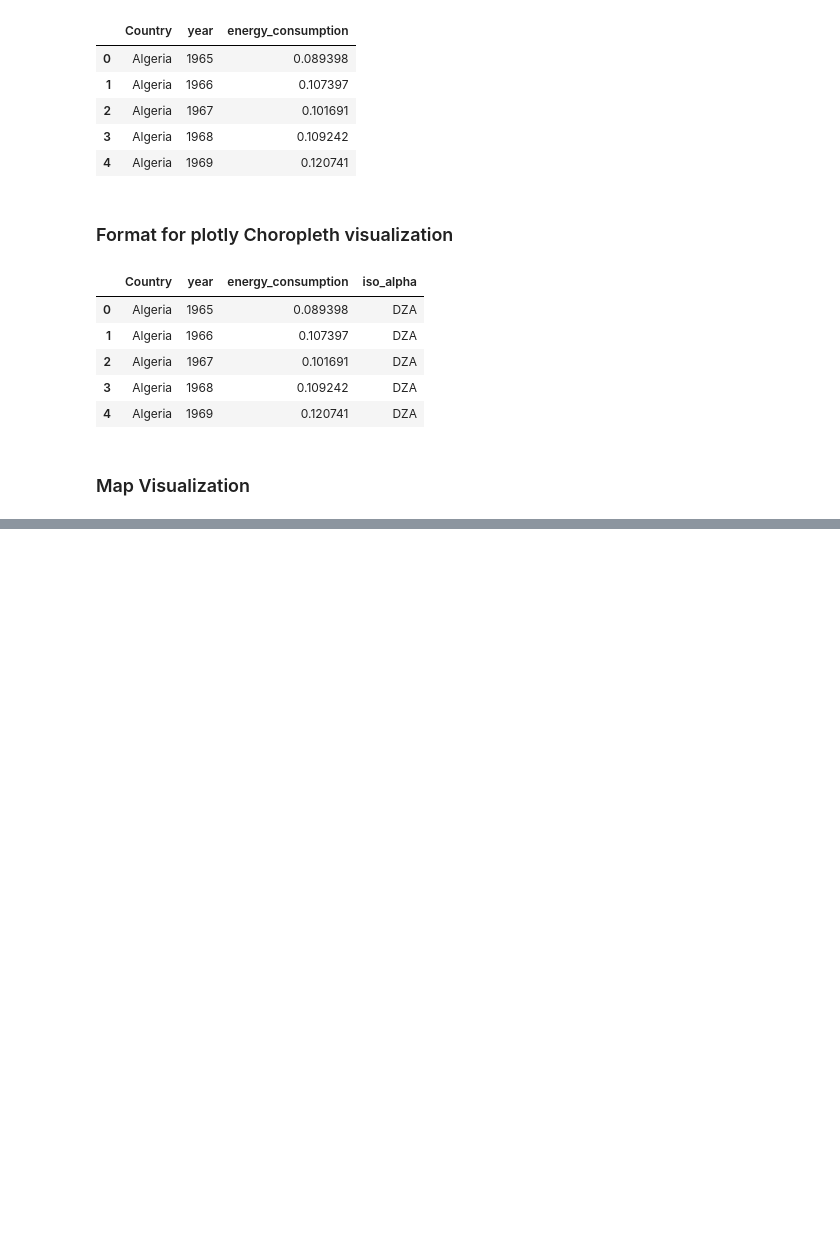
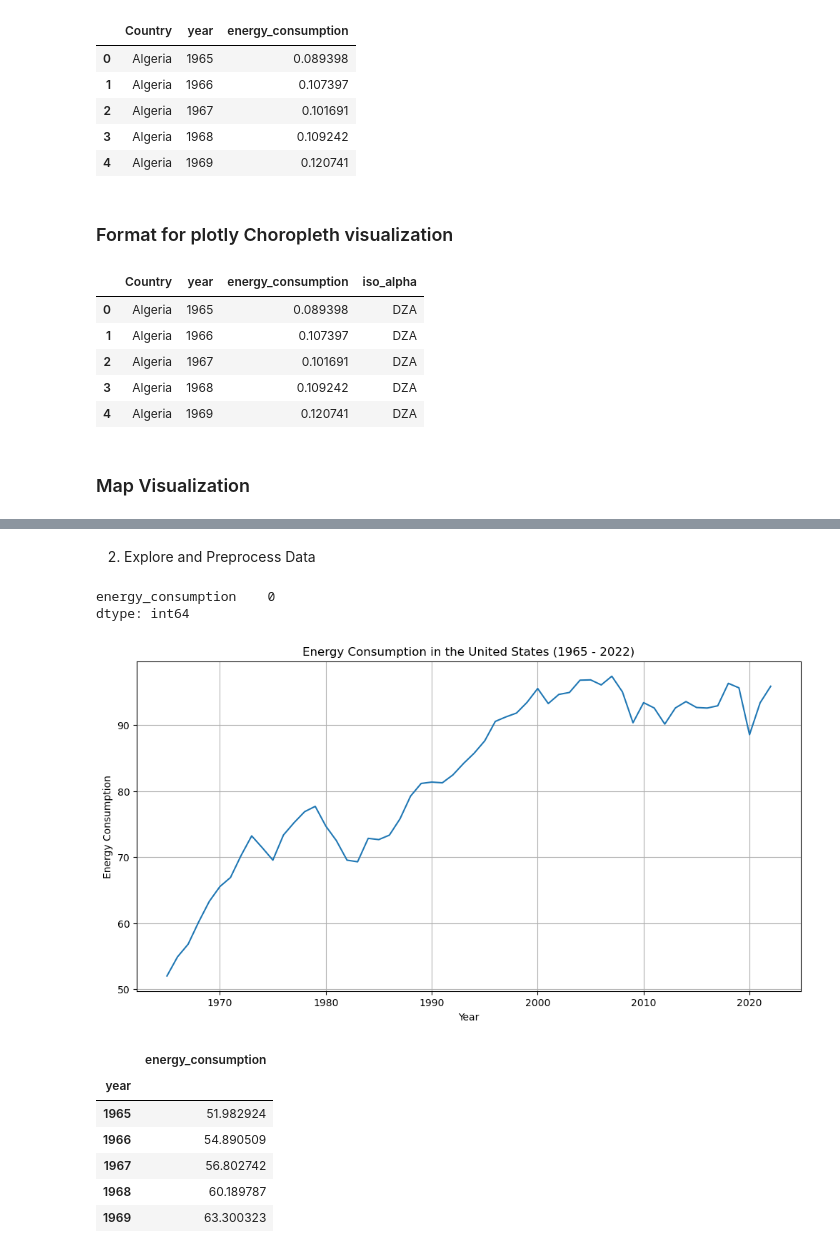
Before and after one commit to Yaq0ub/WorldEnergyData-Analysis, a Jupyter notebook: primaryEnergyConsumption.ipynb, the cells around one changed output, grey strips where cells are left out. Drawn from its saved outputs; the diff is of its cells as text; code cells hidden in the pictures; blank space fills up the shorter version.

Commit message:
US data

```diff
--- a/primaryEnergyConsumption.ipynb
+++ b/primaryEnergyConsumption.ipynb
@@ -279,0 +293,13 @@ fig.show()
+# %%
+# Filter the data for the United States
+us_data = df_melted[df_melted['Country'] == 'United States']
+
+# Reset the index
+us_data.reset_index(drop=True, inplace=True)
+
+# Delete the country column
+us_data.drop('Country', axis=1, inplace=True)
+
+# Set year as index
+us_data.set_index('year', inplace=True)
+us_data.head()
@@ -279,0 +314,27 @@ fig.show()
+# %% [markdown]
+2. Explore and Preprocess Data
+# %%
+# Check for missing values
+print(us_data.isnull().sum())
+
+plt.figure(figsize=(12, 6))
+sns.lineplot(x='year', y='energy_consumption', data=us_data)
+plt.title('Energy Consumption in the United States (1965 - 2022)')
+plt.xlabel('Year')
+plt.ylabel('Energy Consumption')
+plt.grid(True)
+plt.show()
+
+us_data.to_csv('us_data.csv')
+us_data.head()
+# %% [output]
+energy_consumption    0
+dtype: int64
+[figure, added]
+|  | energy_consumption |
+| year |  |
+| 1965 | 51.982924 |
+| 1966 | 54.890509 |
+| 1967 | 56.802742 |
+| 1968 | 60.189787 |
+| 1969 | 63.300323 |
```
Also changed, not shown: parts of 6 cells of this notebook.
